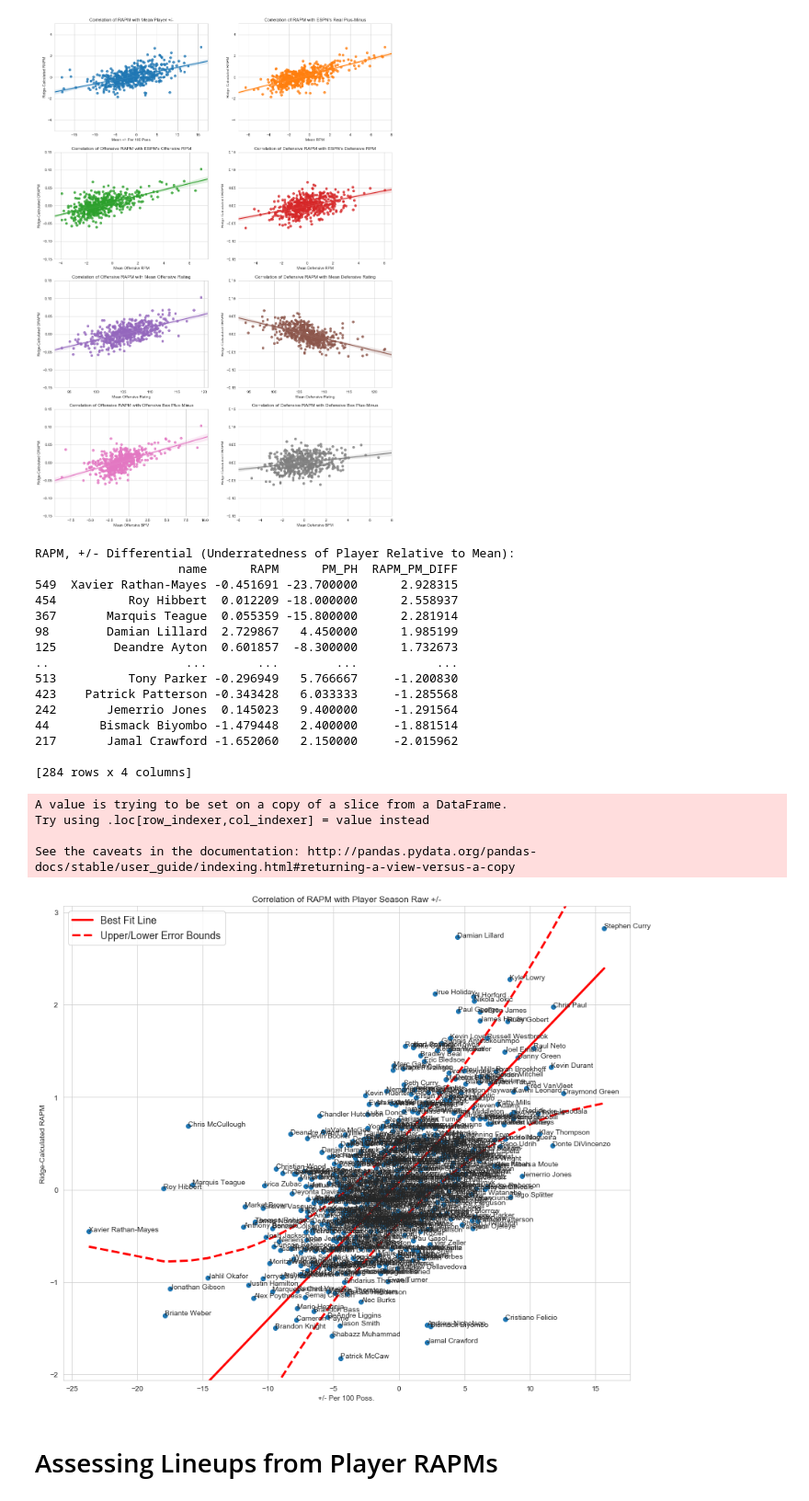
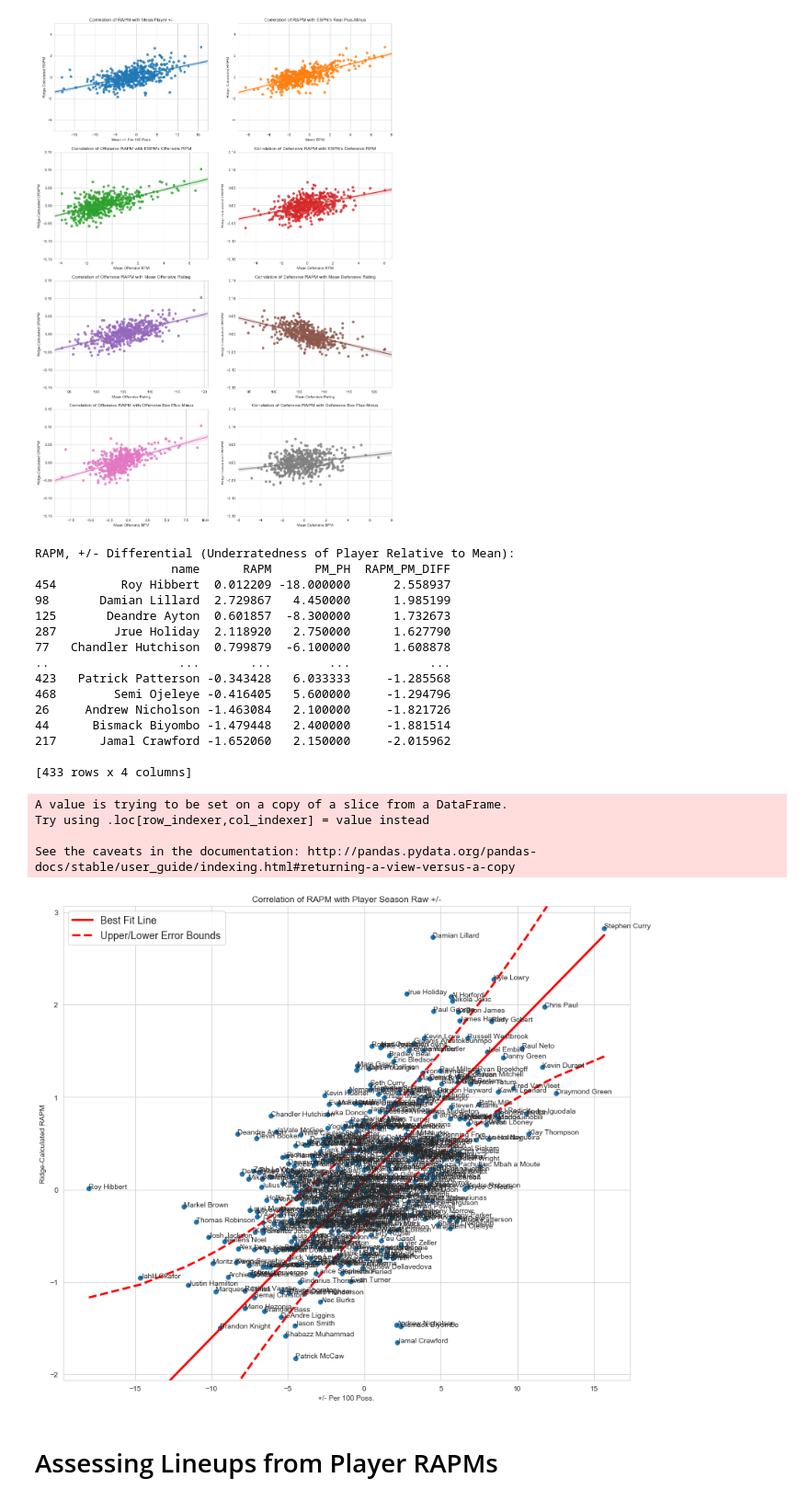
Before and after one commit to jecutter/nba-data-models, a Jupyter notebook: Data_Modeling/RAPM_Ridge_Regression.ipynb, the cells around one changed output. Shown at 92% size. Drawn from its saved outputs; the diff is of its cells as text; code cells hidden in the pictures.

```diff
--- a/Data_Modeling/RAPM_Ridge_Regression.ipynb
+++ b/Data_Modeling/RAPM_Ridge_Regression.ipynb
@@ -546,28 +546,28 @@ par = np.polyfit(dfp_rapm.PM_PH.values, dfp_rapm.RAPM.values, 1, full=True)
 slope=par[0][1]
 intercept=par[0][0]
 
-#diff = dfp_rapm.RAPM.values - (slope*dfp_rapm.PM_PH.values + intercept)
-dists = PerpDistToLine(dfp_rapm.PM_PH.values, dfp_rapm.RAPM.values, slope, intercept)
+#dists = PerpDistToLine(dfp_rapm.PM_PH.values, dfp_rapm.RAPM.values, slope, intercept)
+diff = dfp_rapm.RAPM.values - (slope*dfp_rapm.PM_PH.values + intercept)
 dfp_rapm['RAPM_PM_DIFF'] = dists
 
 print('RAPM, +/- Differential (Underratedness of Player Relative to Mean):')
-print(dfp_rapm[dfp_rapm.MPG>20][['name', 'RAPM', 'PM_PH', 'RAPM_PM_DIFF']].sort_values('RAPM_PM_DIFF', ascending=False))
+print(dfp_rapm[dfp_rapm.GP>40][['name', 'RAPM', 'PM_PH', 'RAPM_PM_DIFF']].sort_values('RAPM_PM_DIFF', ascending=False))
 # %% [output]
 RAPM, +/- Differential (Underratedness of Player Relative to Mean):
-                    name      RAPM      PM_PH  RAPM_PM_DIFF
-549  Xavier Rathan-Mayes -0.451691 -23.700000      2.928315
-454          Roy Hibbert  0.012209 -18.000000      2.558937
-367       Marquis Teague  0.055359 -15.800000      2.281914
-98        Damian Lillard  2.729867   4.450000      1.985199
-125        Deandre Ayton  0.601857  -8.300000      1.732673
-..                   ...       ...        ...           ...
-513          Tony Parker -0.296949   5.766667     -1.200830
-423    Patrick Patterson -0.343428   6.033333     -1.285568
-242       Jemerrio Jones  0.145023   9.400000     -1.291564
-44       Bismack Biyombo -1.479448   2.400000     -1.881514
-217       Jamal Crawford -1.652060   2.150000     -2.015962
+                   name      RAPM      PM_PH  RAPM_PM_DIFF
+454         Roy Hibbert  0.012209 -18.000000      2.558937
+98       Damian Lillard  2.729867   4.450000      1.985199
+125       Deandre Ayton  0.601857  -8.300000      1.732673
+287        Jrue Holiday  2.118920   2.750000      1.627790
+77   Chandler Hutchison  0.799879  -6.100000      1.608878
+..                  ...       ...        ...           ...
+423   Patrick Patterson -0.343428   6.033333     -1.285568
+468        Semi Ojeleye -0.416405   5.600000     -1.294796
+26     Andrew Nicholson -1.463084   2.100000     -1.821726
+44      Bismack Biyombo -1.479448   2.400000     -1.881514
+217      Jamal Crawford -1.652060   2.150000     -2.015962
 
-[284 rows x 4 columns]
+[433 rows x 4 columns]
 A value is trying to be set on a copy of a slice from a DataFrame.
 Try using .loc[row_indexer,col_indexer] = value instead
 
@@ -575,19 +575,19 @@ See the caveats in the documentation: http://pandas.pydata.org/pandas-docs/stabl
 # %%
 # Plot a linear fit of player RAPM relative to raw plus-minus
 # (along with error bounds) for all players with an RAPM rating
 
 fig, ax = plt.subplots(figsize=(14,12))
 
 plt.title('Correlation of RAPM with Player Season Raw +/-')
 plt.xlabel('+/- Per 100 Poss.')
 plt.ylabel('Ridge-Calculated RAPM')
-ax.scatter(dfp_rapm[dfp_rapm.PM_PH > -25].PM_PH, dfp_rapm[dfp_rapm.PM_PH > -25].RAPM)
-for i, txt in enumerate(dfp_rapm[dfp_rapm.PM_PH > -25].name):
-    ax.annotate(txt, (dfp_rapm[dfp_rapm.PM_PH > -25].PM_PH.values[i], dfp_rapm[dfp_rapm.PM_PH > -25].RAPM.values[i]))
+ax.scatter(dfp_rapm[dfp_rapm.GP>40].PM_PH, dfp_rapm[dfp_rapm.GP>40].RAPM)
+for i, txt in enumerate(dfp_rapm[dfp_rapm.GP>40].name):
+    ax.annotate(txt, (dfp_rapm[dfp_rapm.GP>40].PM_PH.values[i], dfp_rapm[dfp_rapm.GP>40].RAPM.values[i]))
 
-PlotLinearFit(dfp_rapm[dfp_rapm.PM_PH > -25].PM_PH.values, dfp_rapm[dfp_rapm.PM_PH > -25].RAPM.values, ax)
+PlotLinearFit(dfp_rapm[dfp_rapm.GP>40].PM_PH.values, dfp_rapm[dfp_rapm.GP>40].RAPM.values, ax)
 # %% [output]
-[figure, old version]
+[figure, new version]
 # %% [markdown]
 # Assessing Lineups from Player RAPMs
 # %% [markdown]
```
Also changed, not shown: 11 other files.
